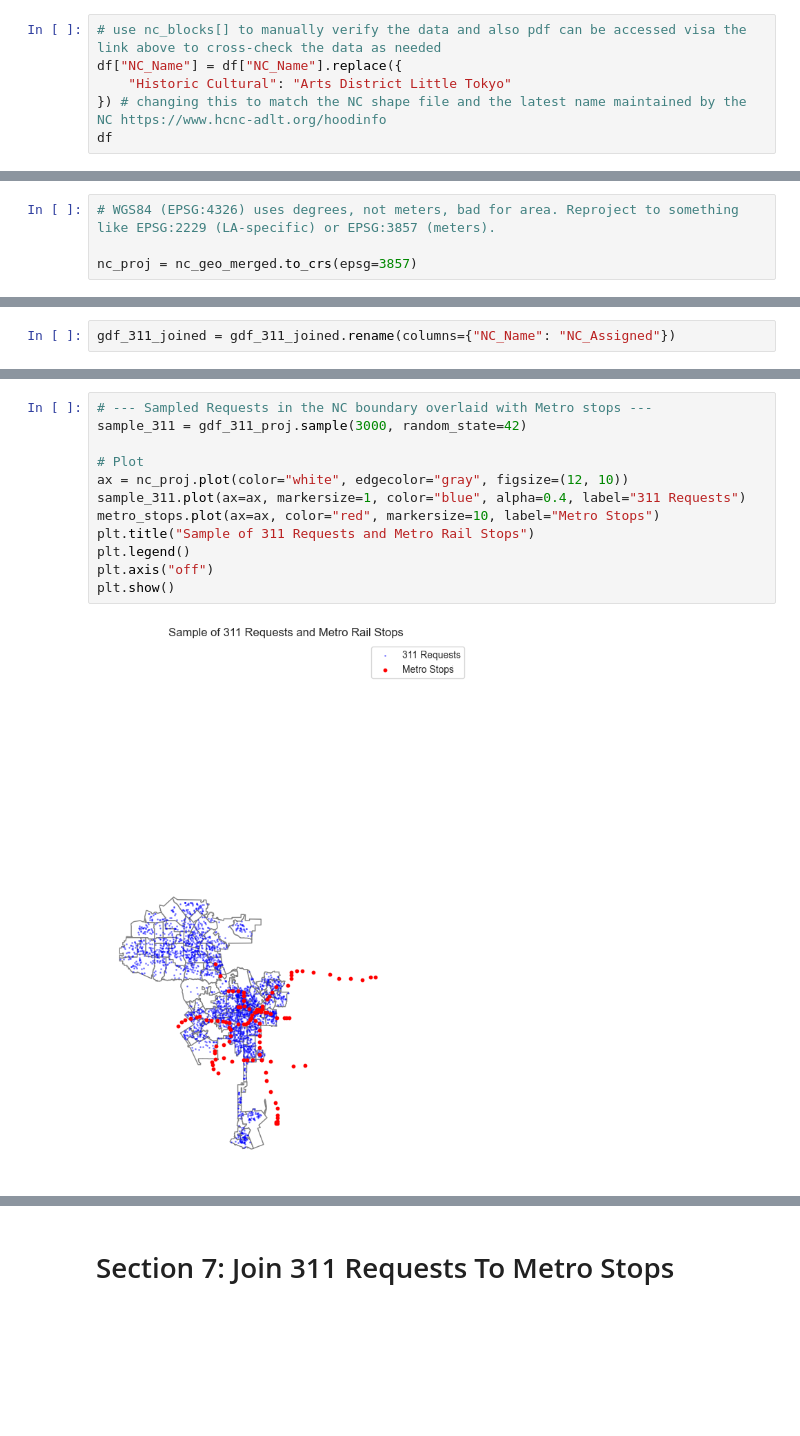
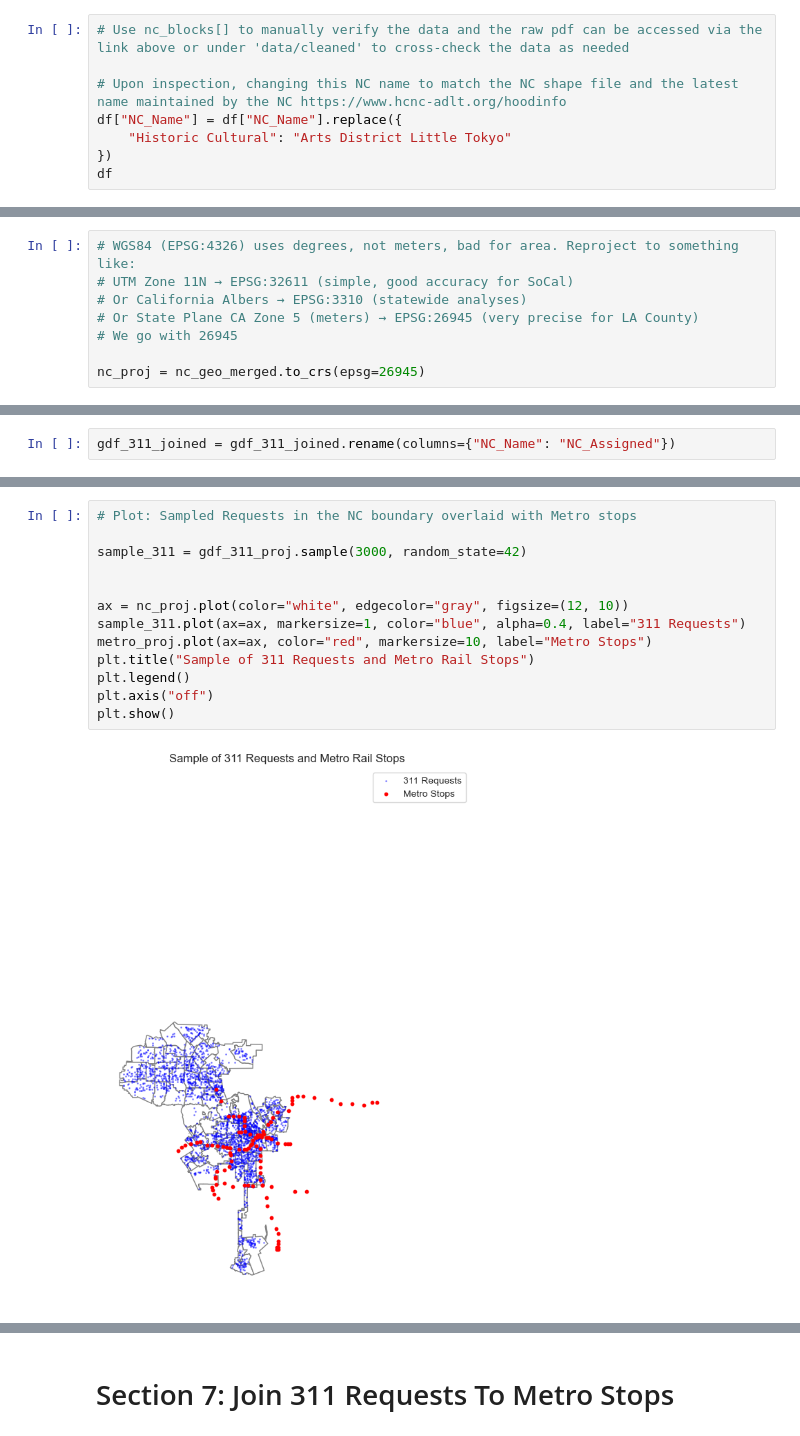
Before and after one commit to ssejal/hackforla-311-metro-proximity-analysis, a Jupyter notebook: notebooks/metro_311_project_setup.ipynb, the cells around one changed output, grey strips where cells are left out. Saved outputs shown, nothing was run; the diff lists cells and outputs as text; blank space fills up the shorter version.

```diff
--- a/notebooks/metro_311_project_setup.ipynb
+++ b/notebooks/metro_311_project_setup.ipynb
@@ -132,10 +144,12 @@ df.head()
 | 3 | Bel Air-Beverly Crest | 27734 | 200001 |
 | 4 | Boyle Heights | 87002 | 37391 |
 # %%
-# use nc_blocks[] to manually verify the data and also pdf can be accessed visa the link above to cross-check the data as needed
+# Use nc_blocks[] to manually verify the data and the raw pdf can be accessed via the link above or under 'data/cleaned' to cross-check the data as needed
+
+# Upon inspection, changing this NC name to match the NC shape file and the latest name maintained by the NC https://www.hcnc-adlt.org/hoodinfo
 df["NC_Name"] = df["NC_Name"].replace({
     "Historic Cultural": "Arts District Little Tokyo"
-}) # changing this to match the NC shape file and the latest name maintained by the NC https://www.hcnc-adlt.org/hoodinfo
+})
 df
 # %% [output]
 |  | NC_Name | Population | Median_Income |
@@ -181,9 +195,13 @@ Total LA NC population: 3,904,696
 # %% [markdown]
 # Section 5: Calculate Population Density
 # %%
-# WGS84 (EPSG:4326) uses degrees, not meters, bad for area. Reproject to something like EPSG:2229 (LA-specific) or EPSG:3857 (meters).
+# WGS84 (EPSG:4326) uses degrees, not meters, bad for area. Reproject to something like:
+# UTM Zone 11N → EPSG:32611 (simple, good accuracy for SoCal)
+# Or California Albers → EPSG:3310 (statewide analyses)
+# Or State Plane CA Zone 5 (meters) → EPSG:26945 (very precise for LA County)
+# We go with 26945
 
-nc_proj = nc_geo_merged.to_crs(epsg=3857)
+nc_proj = nc_geo_merged.to_crs(epsg=26945)
 # %%
 # Area in square meters
 nc_proj["Area_m2"] = nc_proj.geometry.area
@@ -271,14 +292,15 @@ gdf_311_proj = gdf_311_joined.to_crs(nc_proj.crs)
 # %%
-# --- Sampled Requests in the NC boundary overlaid with Metro stops ---
+# Plot: Sampled Requests in the NC boundary overlaid with Metro stops
+
 sample_311 = gdf_311_proj.sample(3000, random_state=42)
 
-# Plot
+
 ax = nc_proj.plot(color="white", edgecolor="gray", figsize=(12, 10))
 sample_311.plot(ax=ax, markersize=1, color="blue", alpha=0.4, label="311 Requests")
-metro_stops.plot(ax=ax, color="red", markersize=10, label="Metro Stops")
+metro_proj.plot(ax=ax, color="red", markersize=10, label="Metro Stops")
 plt.title("Sample of 311 Requests and Metro Rail Stops")
 plt.legend()
 plt.axis("off")
 plt.show()
 # %% [output]
-[figure, old version]
+[figure, new version]
```
Also changed, not shown: parts of 47 cells of this notebook, 10 other files.
